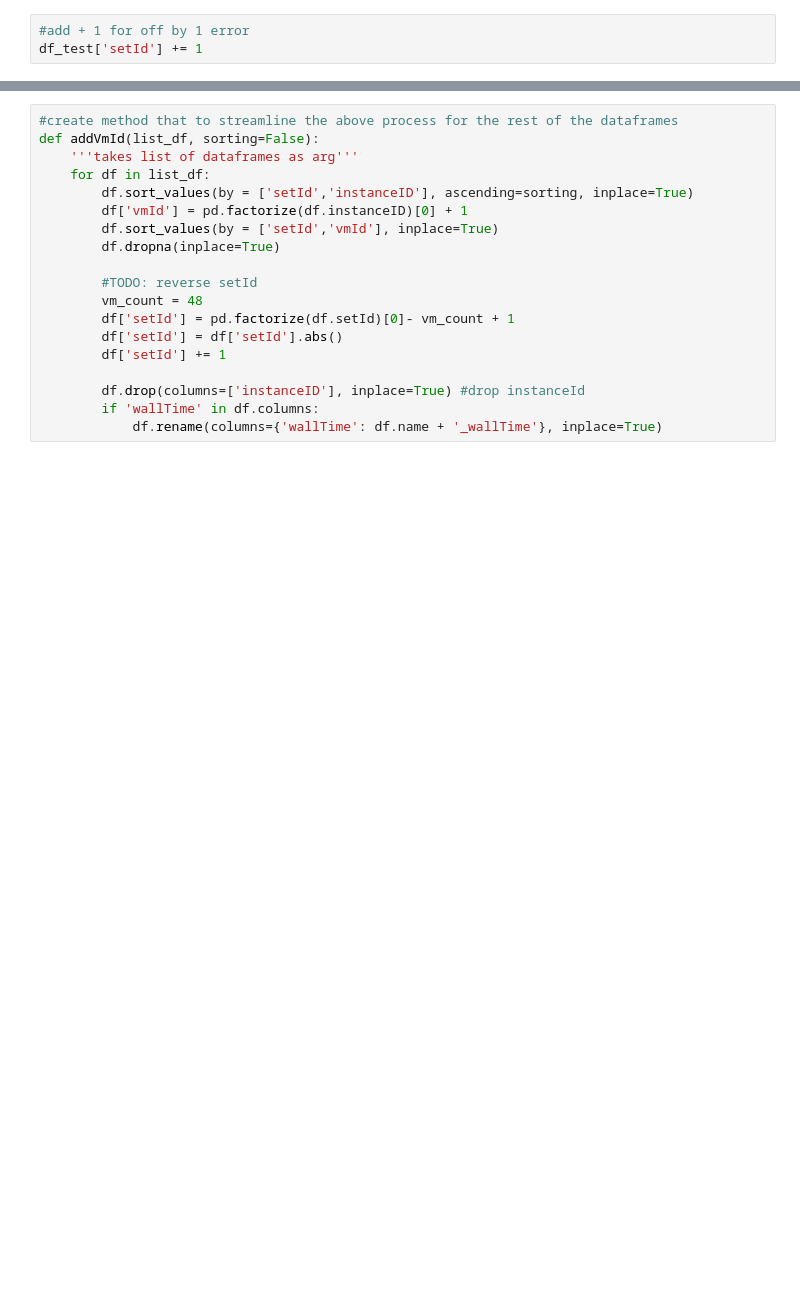
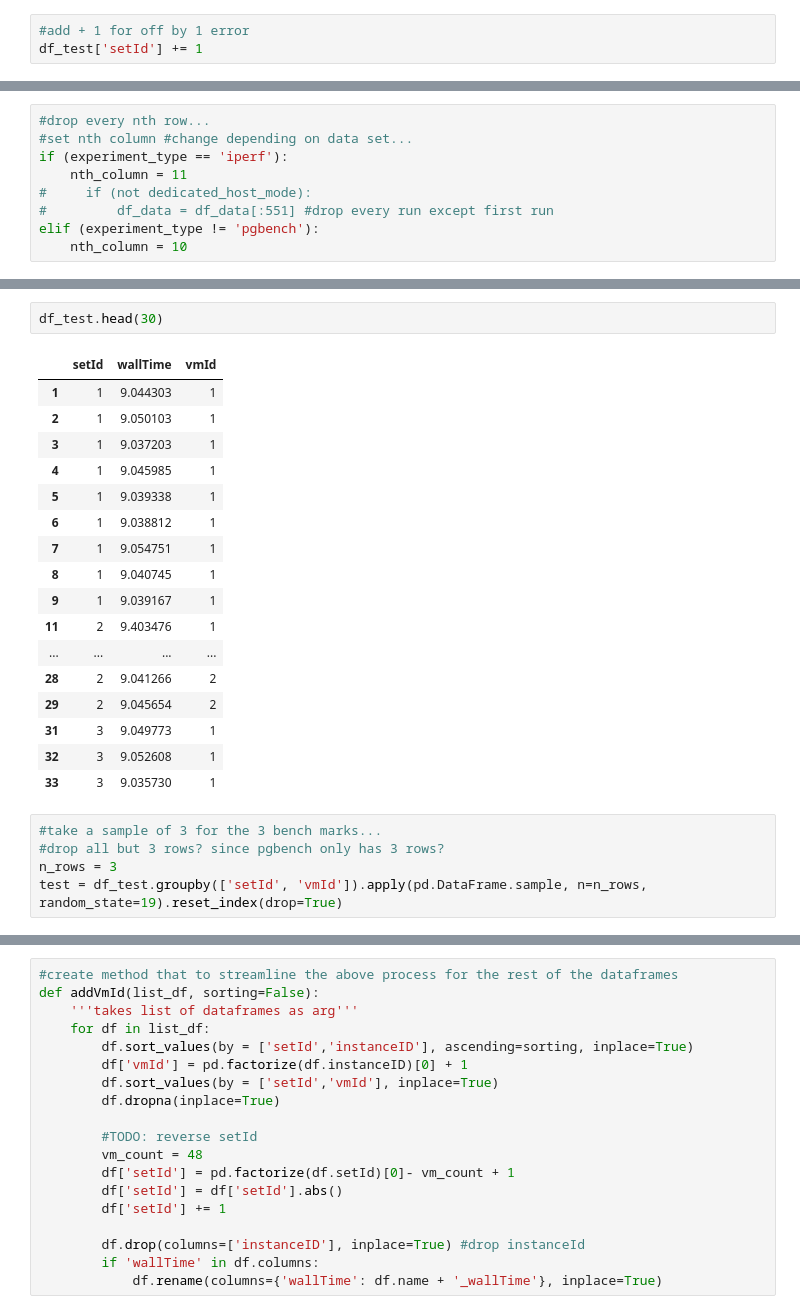
Before and after one commit to delvinuw/IaaSCloudResourceContention, a Jupyter notebook: modeldata/m5d/m5d analysis.ipynb, the cells around one changed output, grey strips where cells are left out. Cells and saved outputs as stored; diff of their text form; blank space fills up the shorter version.

```diff
--- a/modeldata/m5d/m5d analysis.ipynb
+++ b/modeldata/m5d/m5d analysis.ipynb
@@ -119,0 +139,9 @@ df_test.tail()
+# %%
+#drop every nth row...
+#set nth column #change depending on data set...
+if (experiment_type == 'iperf'):
+    nth_column = 11
+#     if (not dedicated_host_mode):
+#         df_data = df_data[:551] #drop every run except first run
+elif (experiment_type != 'pgbench'):
+    nth_column = 10
@@ -119,0 +173,25 @@ df_test.tail()
+# %%
+df_test.head(30)
+# %% [output]
+|  | setId | wallTime | vmId |
+| 1 | 1 | 9.044303 | 1 |
+| 2 | 1 | 9.050103 | 1 |
+| 3 | 1 | 9.037203 | 1 |
+| 4 | 1 | 9.045985 | 1 |
+| 5 | 1 | 9.039338 | 1 |
+| 6 | 1 | 9.038812 | 1 |
+| 7 | 1 | 9.054751 | 1 |
+| 8 | 1 | 9.040745 | 1 |
+| 9 | 1 | 9.039167 | 1 |
+| 11 | 2 | 9.403476 | 1 |
+| ... | ... | ... | ... |
+| 28 | 2 | 9.041266 | 2 |
+| 29 | 2 | 9.045654 | 2 |
+| 31 | 3 | 9.049773 | 1 |
+| 32 | 3 | 9.052608 | 1 |
+| 33 | 3 | 9.035730 | 1 |
+# %%
+#take a sample of 3 for the 3 bench marks...
+#drop all but 3 rows? since pgbench only has 3 rows?
+n_rows = 3
+test = df_test.groupby(['setId', 'vmId']).apply(pd.DataFrame.sample, n=n_rows, random_state=19).reset_index(drop=True)
```
Also changed, not shown: parts of 12 cells of this notebook, 9 other files.
